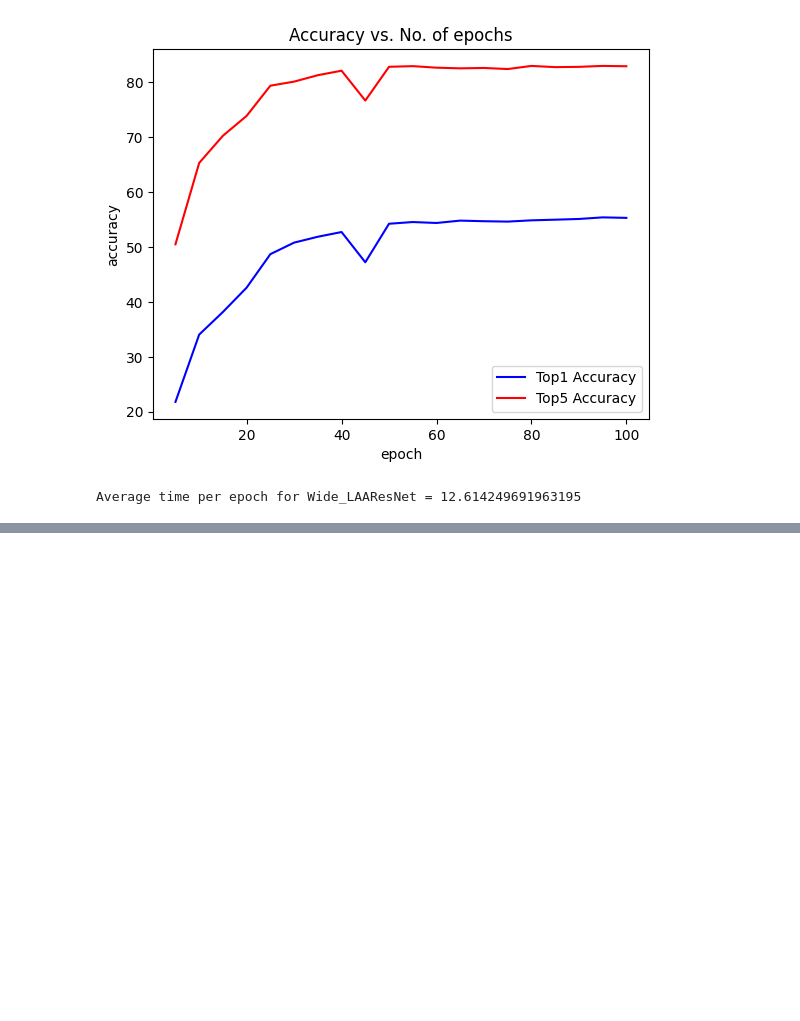
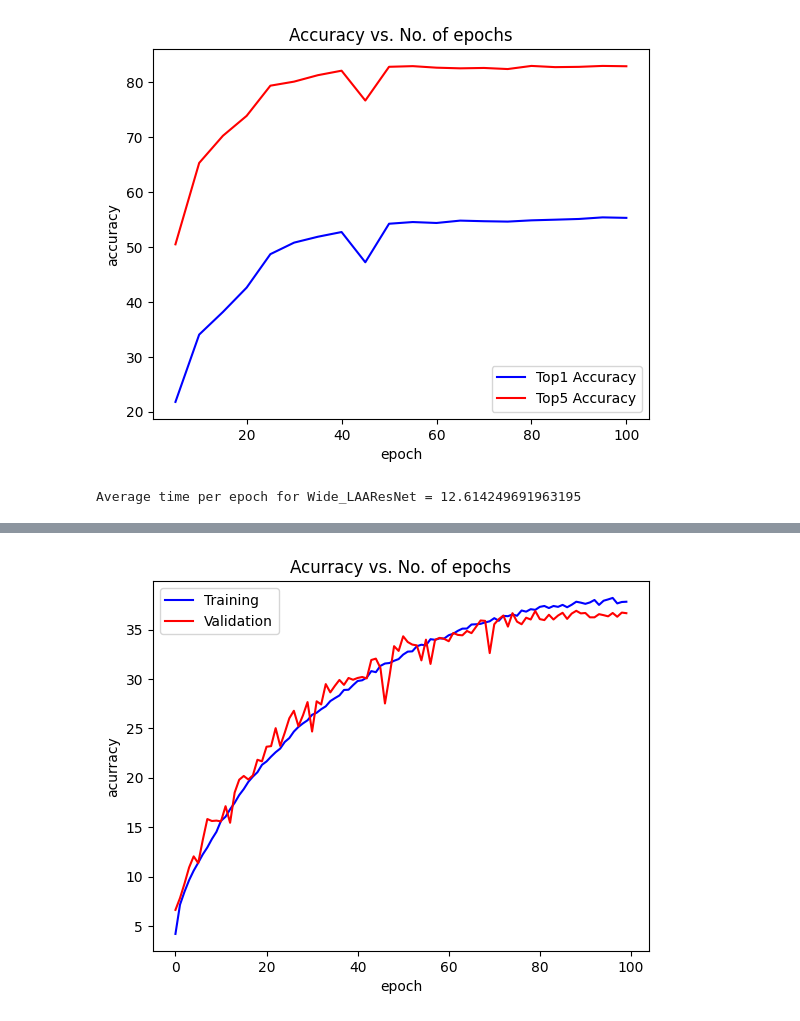
Before and after one commit to yoR-rihsihS/aip-andromeda, a Jupyter notebook: wrn_cifr_final.ipynb, the cells around one changed output, grey strips where cells are left out. Saved outputs shown, nothing was run; the diff lists cells and outputs as text; code cells hidden in the pictures; blank space fills up the shorter version.

```diff
--- a/wrn_cifr_final.ipynb
+++ b/wrn_cifr_final.ipynb
@@ -974,0 +1089,4 @@ with open('wide_laaresnet_history_cifar', 'wb') as f:
+# %%
+plot_acc(history4['train_acc'], history4['val_acc'])
+# %% [output]
+[figure, added]
```
Also changed, not shown: parts of 25 cells of this notebook, 25 other files.
